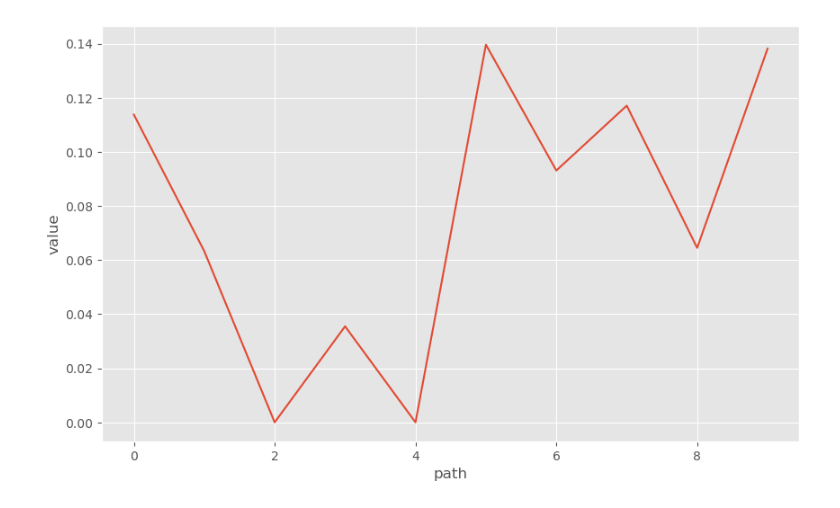
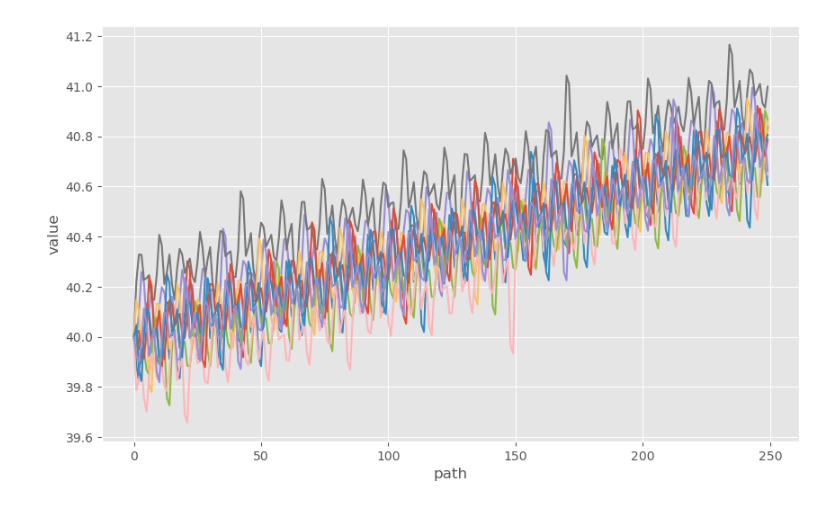
Before and after one commit to lxg969/Monte-Carlo-Seminar1, a Jupyter notebook: Quasi_random/Quasi_GBM.ipynb, the cells around one changed output. Saved outputs shown, nothing was run; the diff lists cells and outputs as text; code cells hidden in the pictures.

```diff
--- a/Quasi_random/Quasi_GBM.ipynb
+++ b/Quasi_random/Quasi_GBM.ipynb
@@ -55,3 +58,15 @@ quasi_random_uniform = sobol.random_base2(m=int(np.log2(number_of_samples)))
 # Transform the quasi-random numbers to a normal distribution
 # Using the Percent Point Function (PPF), which is the inverse of the CDF
 quasi_random_normal = norm.ppf(quasi_random_uniform)
+# %%
+def sobol(m, d=1):
+    sampler = qmc.Sobol(d, scramble=True)
+    return sampler.random_base2(m)
+
+def sobol_norm(m, d=1):
+    sampler = qmc.Sobol(d, scramble=True)
+    x_sobol = sampler.random_base2(m=int(np.log2(number_of_samples)))
+    return stats.norm.ppf(x_sobol)
+
+x = sobol(m=9, d=2).T
+plt.scatter(x[0],x[1], marker='d')
@@ -57,0 +88,13 @@ quasi_random_normal = norm.ppf(quasi_random_uniform)
+# %%
+def sobol(m, d=1):
+    sampler = qmc.Sobol(d, scramble=True)
+    return sampler.random_base2(m)
+
+def sobol_norm(m, d=1):
+    sampler = qmc.Sobol(d, scramble=True)
+    x_sobol = sampler.random_base2(m=int(np.log2(number_of_samples)))
+    np.random.shuffle(x_sobol)
+    return stats.norm.ppf(x_sobol)
+
+x = sobol(m=9, d=2).T
+plt.scatter(x[0],x[1], marker='d')
@@ -57,0 +117,18 @@ quasi_random_normal = norm.ppf(quasi_random_uniform)
+# %%
+def gbm_paths_sobol(S0, mu, sigma, T, I, paths, d):
+    S0, paths, I, T = S0, paths, I, T
+    dt = T / I
+    quasi_random_numbers = sobol_norm(m=int(np.log2(I * paths)), d=d)
+    matrix = np.zeros((paths, I))
+    quasi_random_index = 0  # Index to track the current quasi-random number
+    for k in range(paths):
+        S = np.zeros(I)
+        S[0] = S0
+        for i in range(1, I):
+            Z = quasi_random_numbers[quasi_random_index % len(quasi_random_numbers)]
+            quasi_random_index += 1
+            S[i] = S[i-1] * np.exp((mu - 0.5 * sigma ** 2) * dt + sigma * np.sqrt(dt) * Z)
+        matrix[k] = S
+    return matrix
+# %%
+gbm_paths_sobol = gbm_paths_sobol(S0, mu, GBM_sigma, T, I, paths, d=1)
@@ -192,9 +278,9 @@ Variance:  0.01362
 # %%
 plt.figure(figsize=(10, 6))
-plt.plot(, lw=1.5)
+plt.plot(quasi_gbm_paths.T, lw=1.5)
 plt.xlabel('path')
 plt.ylabel('value')
 plt.grid(True)
 plt.show()
 # %% [output]
-[figure, old version]
+[figure, new version]
```
Also changed, not shown: parts of 31 cells of this notebook, 20 other files.
